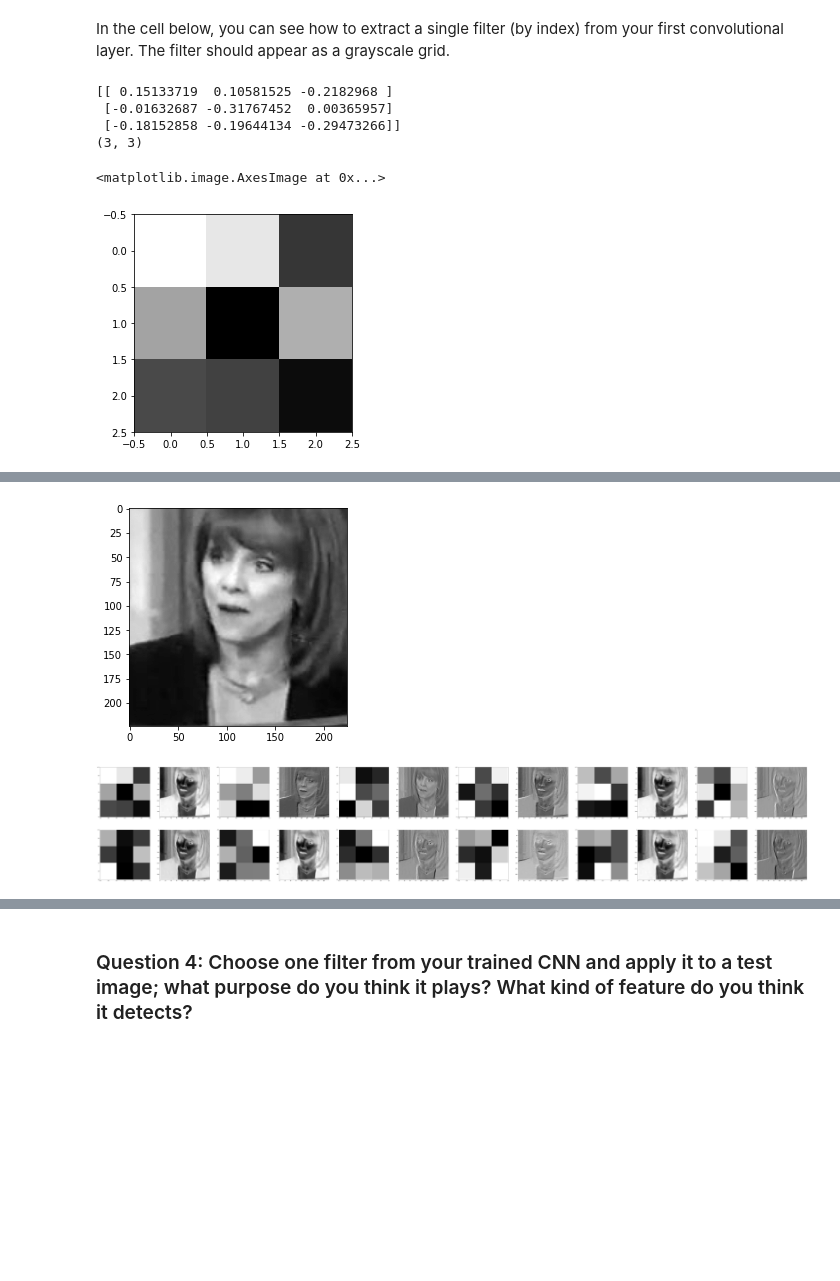
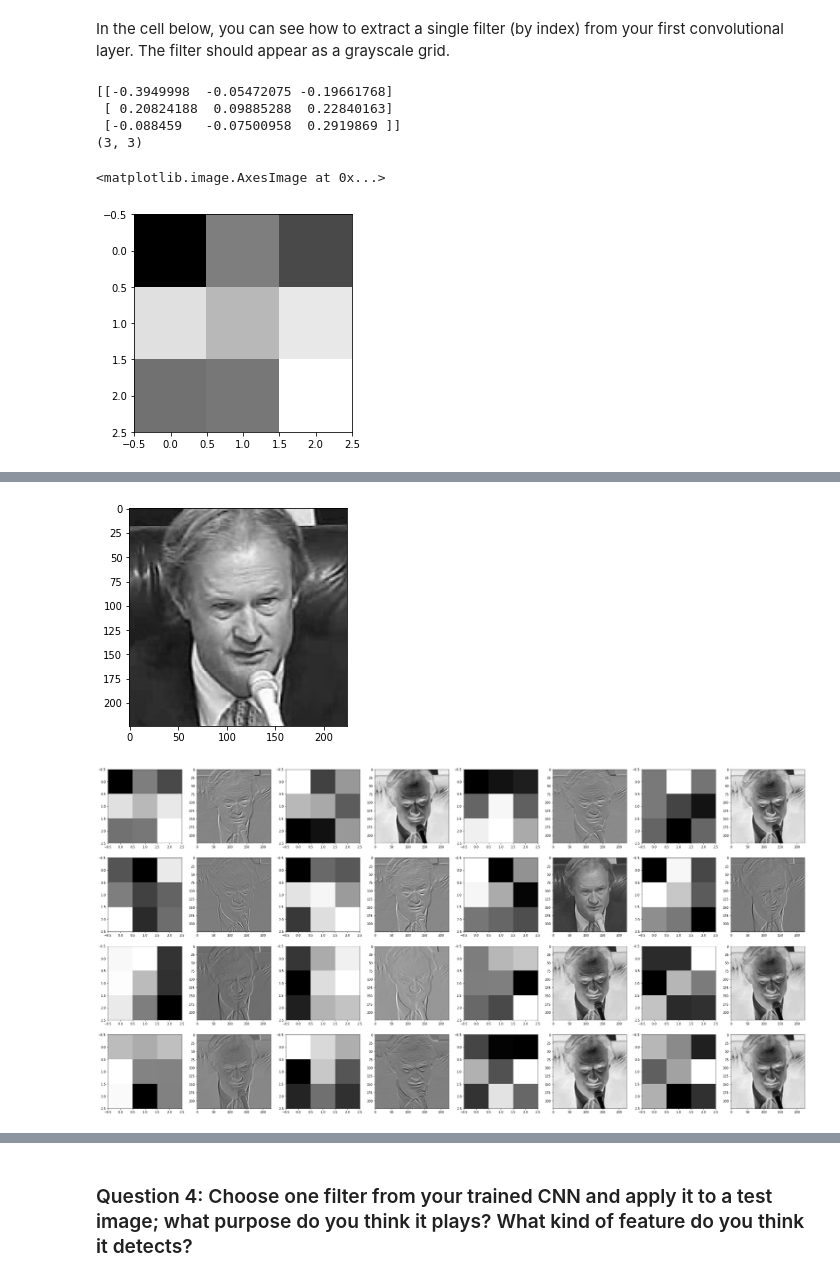
Before and after one commit to cjpan/P1_Facial_Keypoints, a Jupyter notebook: 2. Define the Network Architecture.ipynb, the cells around one changed output, grey strips where cells are left out. Cells and saved outputs as stored; diff of their text form; code cells hidden in the pictures; blank space fills up the shorter version.

```diff
--- a/2. Define the Network Architecture.ipynb
+++ b/2. Define the Network Architecture.ipynb
@@ -481,9 +502,9 @@ In the cell below, you can see how to extract a single filter (by index) from yo
 # %%
 # Get the weights in the first conv layer, "conv1"
 # if necessary, change this to reflect the name of your first conv layer
-weights1 = net.conv1.weight.data
+weights = net.conv1.weight.data
 
-w = weights1.numpy()
+w = weights.cpu().numpy()
 
 filter_index = 0
 
@@ -493,12 +514,12 @@ print(w[filter_index][0].shape)
 # display the filter weights
 plt.imshow(w[filter_index][0], cmap='gray')
 # %% [output]
-[[ 0.15133719  0.10581525 -0.2182968 ]
- [-0.01632687 -0.31767452  0.00365957]
- [-0.18152858 -0.19644134 -0.29473266]]
+[[-0.3949998  -0.05472075 -0.19661768]
+ [ 0.20824188  0.09885288  0.22840163]
+ [-0.088459   -0.07500958  0.2919869 ]]
 (3, 3)
 <matplotlib.image.AxesImage at 0x...>
-[figure, old version]
+[figure, new version]
 # %% [markdown]
 ## Feature maps
 
@@ -514,29 +535,29 @@ Next, choose a test image and filter it with one of the convolutional kernels in
 # %%
 ##TODO: load in and display any image from the transformed test dataset
 
-## TODO: Using cv's filter2D function,
+## TODO:  Using cv's filter2D function.
 ## apply a specific set of filter weights (like the one displayed above) to the test image
 import cv2
 
-sample = transformed_dataset[2]
+sample = transformed_dataset[1]
 
-img = sample['image'][0].numpy()
+img = sample['image'][0].cpu().numpy()
 plt.imshow(img, cmap='gray')
 
-w = net.conv1.weight.data.numpy()
-
-fig = plt.figure(figsize=(120, 20))
-columns = 12
-rows = 2
+w = net.conv1.weight.data.cpu().numpy()
+fig = plt.figure(figsize=(40, 20))
+columns = 8
+rows = 4
 
 for i in range(0, columns * rows):
     fig.add_subplot(rows, columns, i+1)
     if (i % 2 == 0):
         plt.imshow(w[int(i/2)][0], cmap='gray')
     else:
         c = cv2.filter2D(img, -1, w[int((i-1)/2)][0])
         plt.imshow(c, cmap='gray')
+
 plt.show()
 # %% [output]
-[figure, old version]
+[figure, new version]
-[figure, old version]
+[figure, new version]
```
Also changed, not shown: parts of 18 cells of this notebook, 4 other files.
